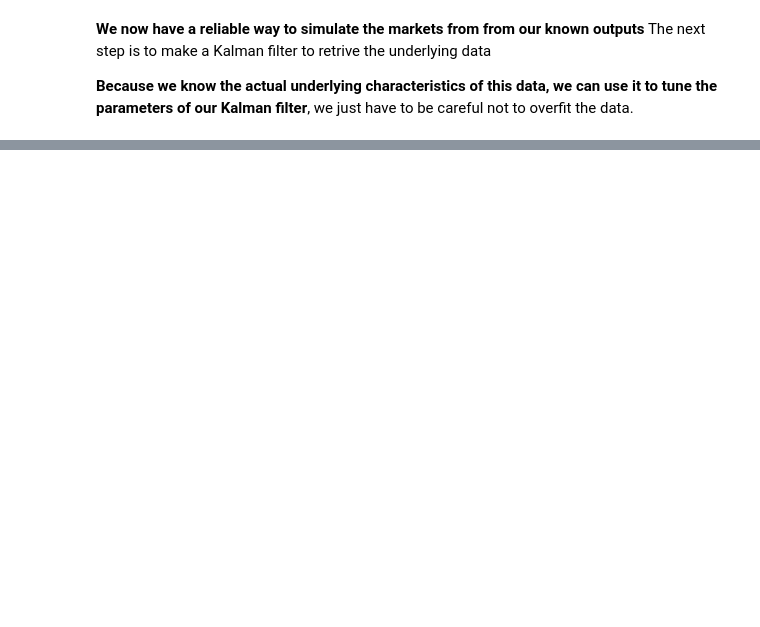
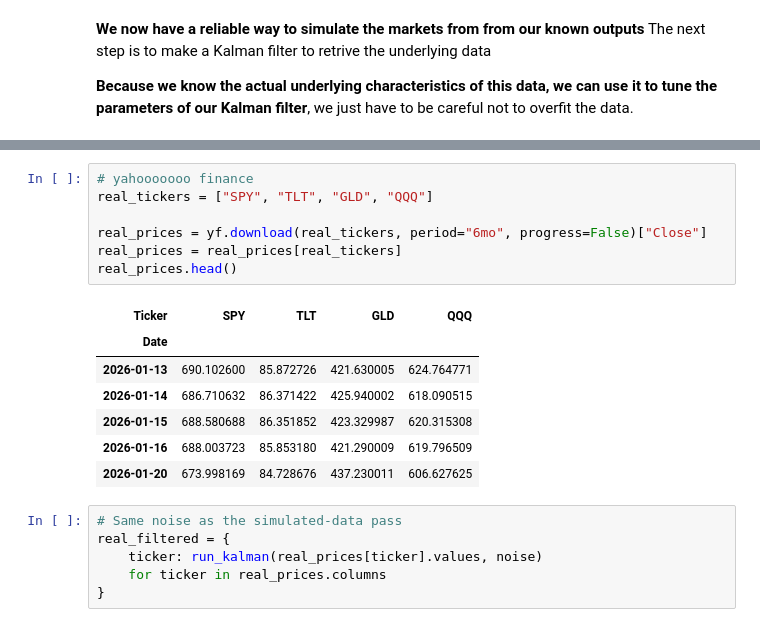
Before and after one commit to jespernytun/Kalman-HMM, a Jupyter notebook: notebooks/01-portfolio-simulation.ipynb, the cells around one changed output, grey strips where cells are left out. Saved outputs shown, nothing was run; the diff lists cells and outputs as text; blank space fills up the shorter version.

```diff
--- a/notebooks/01-portfolio-simulation.ipynb
+++ b/notebooks/01-portfolio-simulation.ipynb
@@ -240,0 +191,21 @@ plt.show()
+# %%
+# yahooooooo finance
+real_tickers = ["SPY", "TLT", "GLD", "QQQ"]
+
+real_prices = yf.download(real_tickers, period="6mo", progress=False)["Close"]
+real_prices = real_prices[real_tickers]
+real_prices.head()
+# %% [output]
+| Ticker | SPY | TLT | GLD | QQQ |
+| Date |  |  |  |  |
+| 2026-01-13 | 690.102600 | 85.872726 | 421.630005 | 624.764771 |
+| 2026-01-14 | 686.710632 | 86.371422 | 425.940002 | 618.090515 |
+| 2026-01-15 | 688.580688 | 86.351852 | 423.329987 | 620.315308 |
+| 2026-01-16 | 688.003723 | 85.853180 | 421.290009 | 619.796509 |
+| 2026-01-20 | 673.998169 | 84.728676 | 437.230011 | 606.627625 |
+# %%
+# Same noise as the simulated-data pass
+real_filtered = {
+    ticker: run_kalman(real_prices[ticker].values, noise)
+    for ticker in real_prices.columns
+}
```
Also changed, not shown: parts of 14 cells of this notebook.
